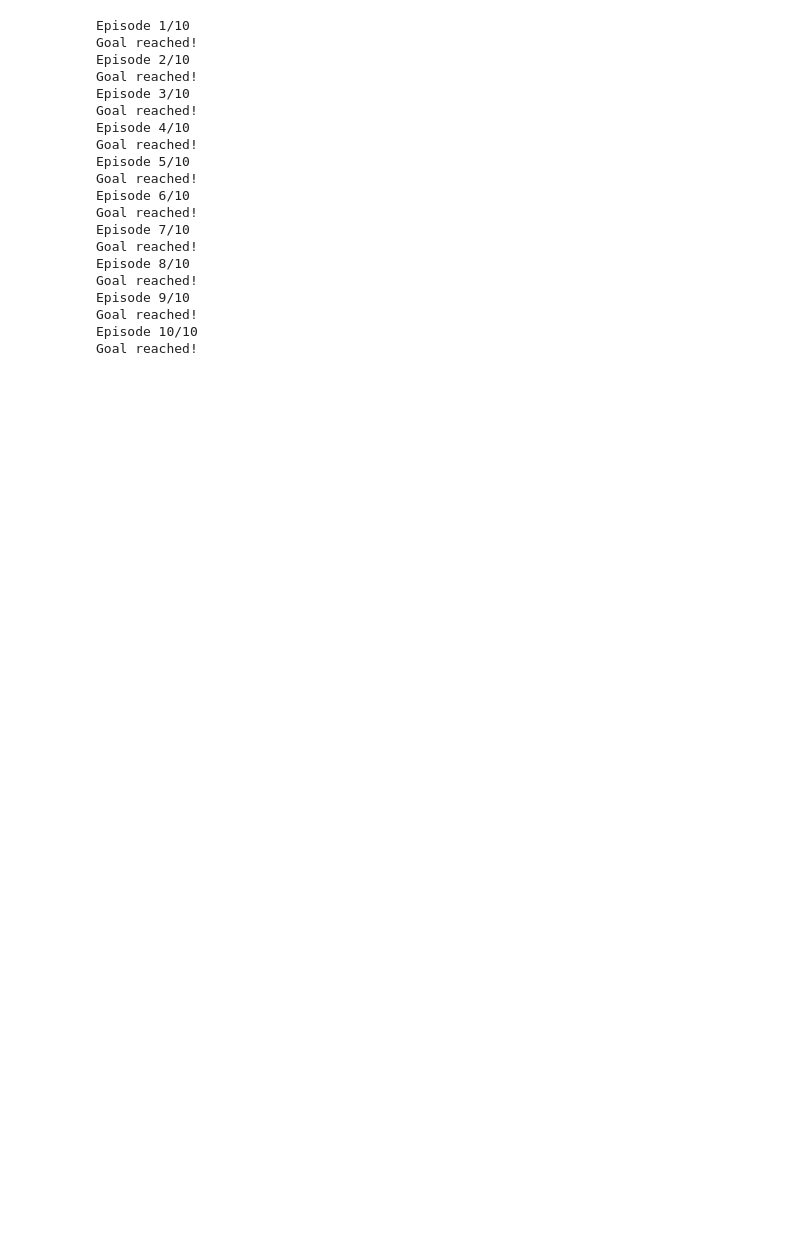
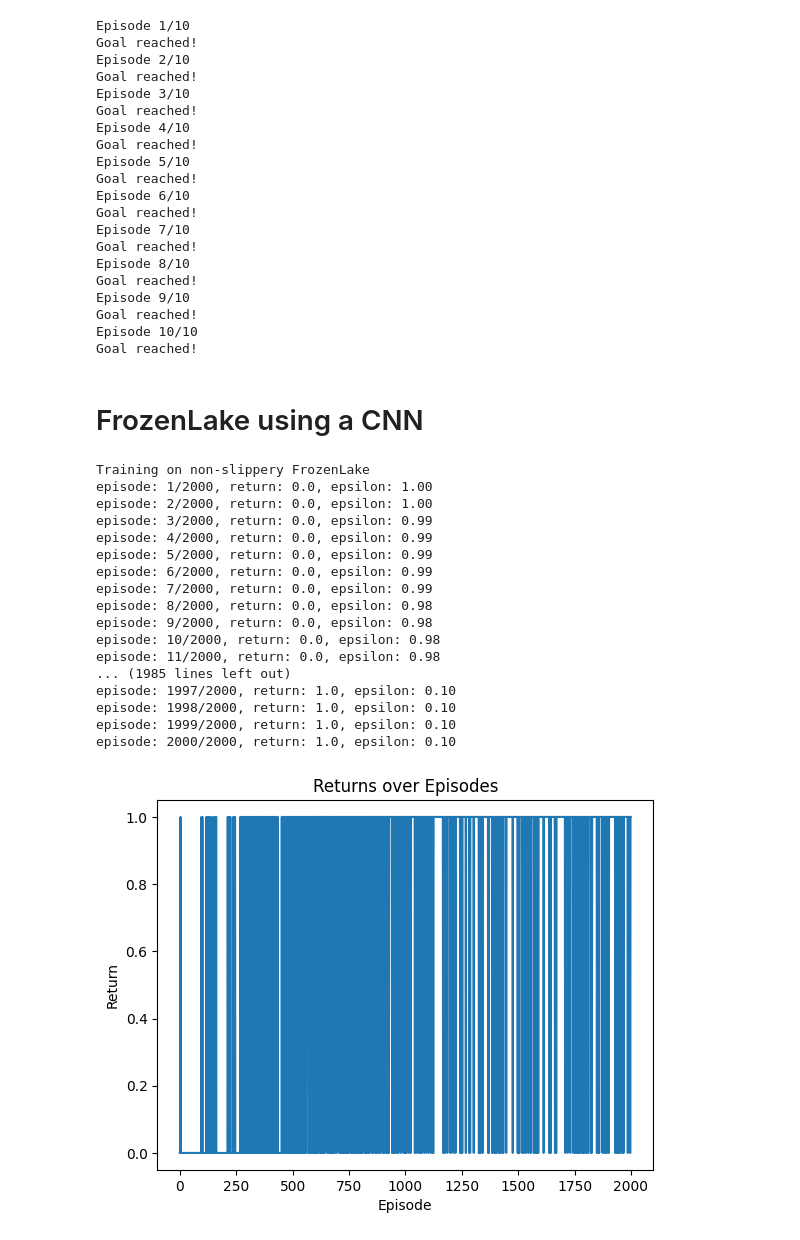
Before and after one commit to LMrilo/DL_project, a Jupyter notebook: DeepLearning_Project-2.ipynb, the cells around one changed output. Drawn from its saved outputs; the diff is of its cells as text; code cells hidden in the pictures; blank space fills up the shorter version.

```diff
--- a/DeepLearning_Project-2.ipynb
+++ b/DeepLearning_Project-2.ipynb
@@ -253,3 +255,5 @@ Episode 9/10
 Goal reached!
 Episode 10/10
 Goal reached!
+# %% [markdown]
+# FrozenLake using a CNN
@@ -255,0 +306,13 @@ Goal reached!
+# %%
+class ReplayMemory():
+    def __init__(self, maxlen):
+        self.memory = deque([], maxlen=maxlen)
+
+    def append(self, transition):
+        self.memory.append(transition)
+
+    def sample(self, sample_size):
+        return random.sample(self.memory, sample_size)
+
+    def __len__(self):
+        return len(self.memory)
@@ -255,0 +508,32 @@ Goal reached!
+# %%
+f1 = FrozenLake_CNN()
+# %%
+f1.train(episodes=2000, render=False, is_slippery=False)
+
+# Plot the returns
+plt.plot(returns)
+plt.xlabel('Episode')
+plt.ylabel('Return')
+plt.title('Returns over Episodes')
+plt.show()
+
+print("Rate of success: ", sum(returns)/len(returns))
+# %% [output]
+Training on non-slippery FrozenLake
+episode: 1/2000, return: 0.0, epsilon: 1.00
+episode: 2/2000, return: 0.0, epsilon: 1.00
+episode: 3/2000, return: 0.0, epsilon: 0.99
+episode: 4/2000, return: 0.0, epsilon: 0.99
+episode: 5/2000, return: 0.0, epsilon: 0.99
+episode: 6/2000, return: 0.0, epsilon: 0.99
+episode: 7/2000, return: 0.0, epsilon: 0.99
+episode: 8/2000, return: 0.0, epsilon: 0.98
+episode: 9/2000, return: 0.0, epsilon: 0.98
+episode: 10/2000, return: 0.0, epsilon: 0.98
+episode: 11/2000, return: 0.0, epsilon: 0.98
+... (1985 lines left out)
+episode: 1997/2000, return: 1.0, epsilon: 0.10
+episode: 1998/2000, return: 1.0, epsilon: 0.10
+episode: 1999/2000, return: 1.0, epsilon: 0.10
+episode: 2000/2000, return: 1.0, epsilon: 0.10
+[figure, added]
```
Also changed, not shown: parts of 5 cells of this notebook, 36 other files.
